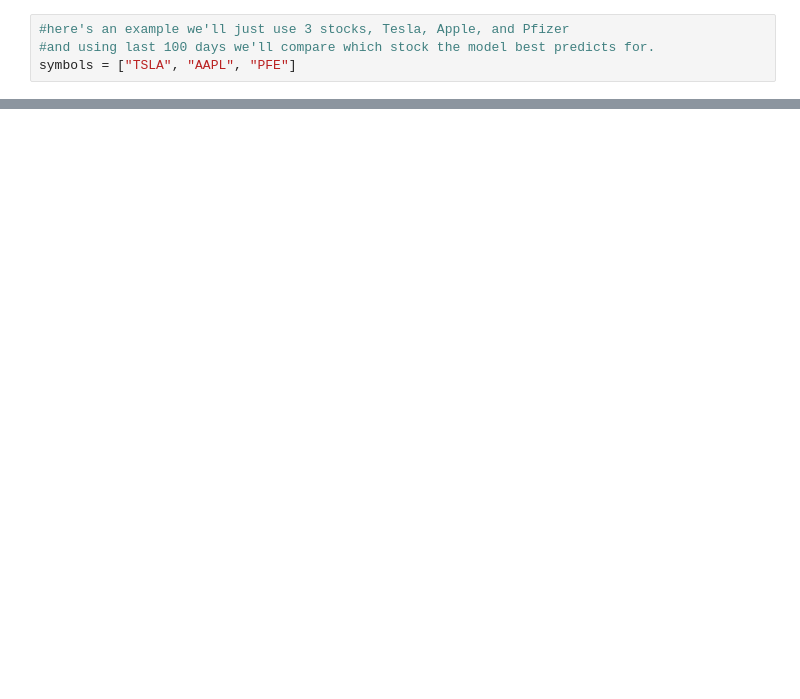
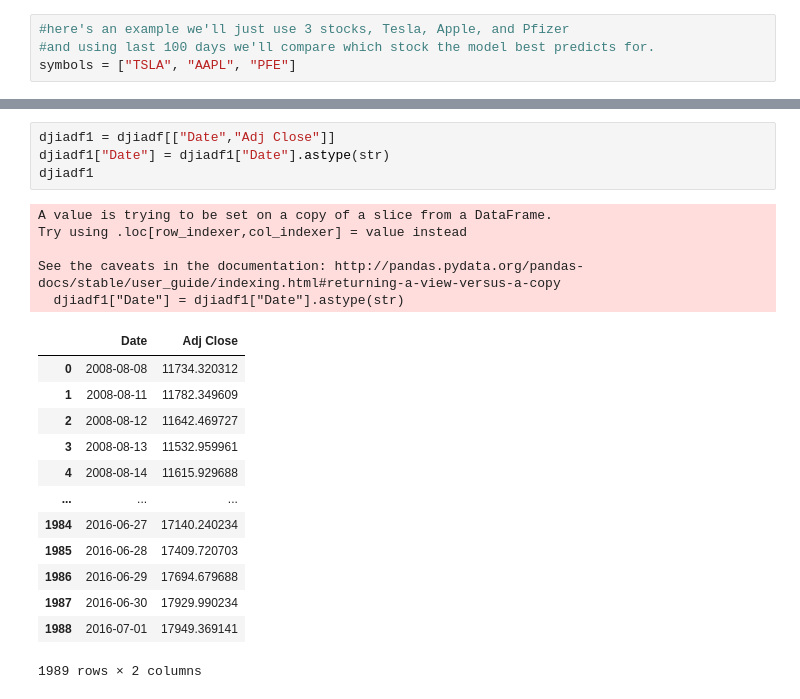
Before and after one commit to micahvandersteen/project-3-team-ifrit, a Jupyter notebook: Notebooks/SVM-SVR-RBF-Poly-Lin-LinReg.ipynb, the cells around one changed output, grey strips where cells are left out. Drawn from its saved outputs; the diff is of its cells as text; blank space fills up the shorter version.

```diff
--- a/Notebooks/SVM-SVR-RBF-Poly-Lin-LinReg.ipynb
+++ b/Notebooks/SVM-SVR-RBF-Poly-Lin-LinReg.ipynb
@@ -174,0 +205,23 @@ Actual Close: 37.92
+# %%
+djiadf1 = djiadf[["Date","Adj Close"]]
+djiadf1["Date"] = djiadf1["Date"].astype(str)
+djiadf1
+# %% [output]
+A value is trying to be set on a copy of a slice from a DataFrame.
+Try using .loc[row_indexer,col_indexer] = value instead
+
+See the caveats in the documentation: http://pandas.pydata.org/pandas-docs/stable/user_guide/indexing.html#returning-a-view-versus-a-copy
+  djiadf1["Date"] = djiadf1["Date"].astype(str)
+|  | Date | Adj Close |
+| 0 | 2008-08-08 | 11734.320312 |
+| 1 | 2008-08-11 | 11782.349609 |
+| 2 | 2008-08-12 | 11642.469727 |
+| 3 | 2008-08-13 | 11532.959961 |
+| 4 | 2008-08-14 | 11615.929688 |
+| ... | ... | ... |
+| 1984 | 2016-06-27 | 17140.240234 |
+| 1985 | 2016-06-28 | 17409.720703 |
+| 1986 | 2016-06-29 | 17694.679688 |
+| 1987 | 2016-06-30 | 17929.990234 |
+| 1988 | 2016-07-01 | 17949.369141 |
+1989 rows × 2 columns
```
Also changed, not shown: parts of 19 cells of this notebook, 1 other file.
